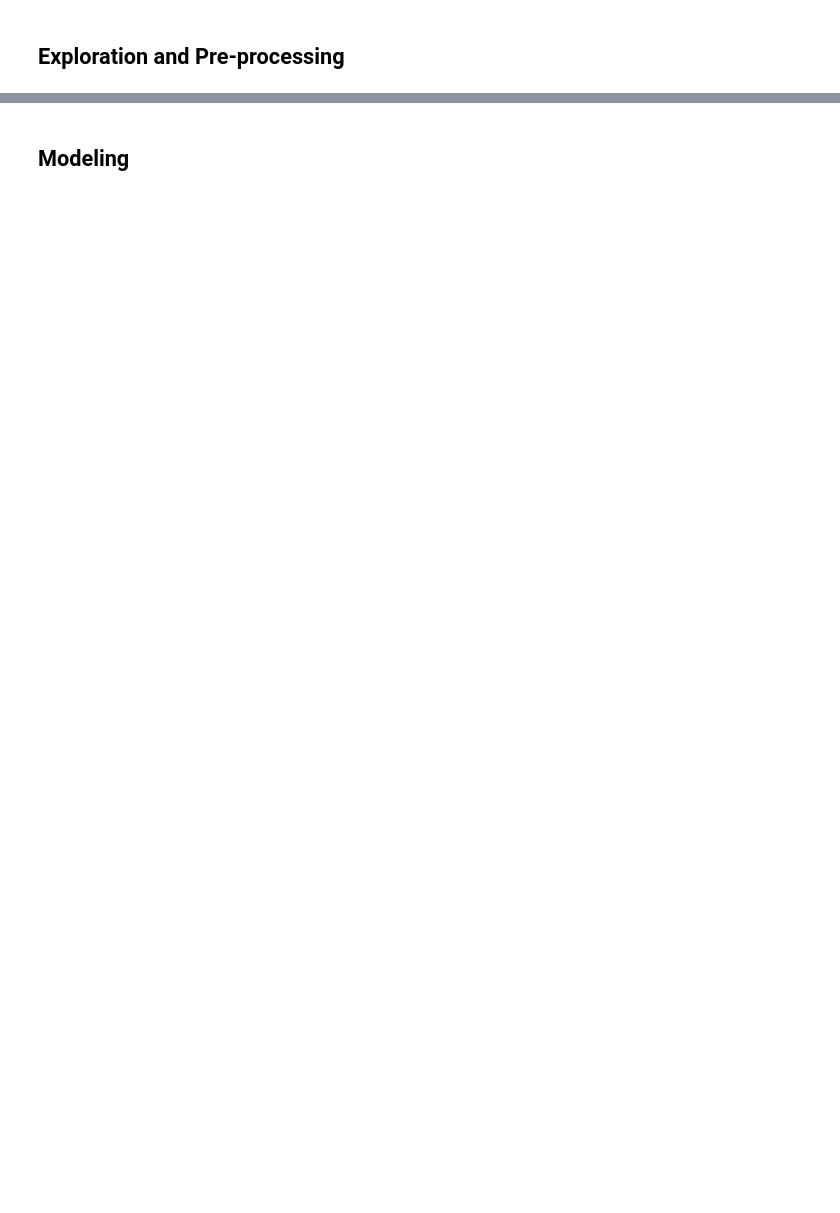
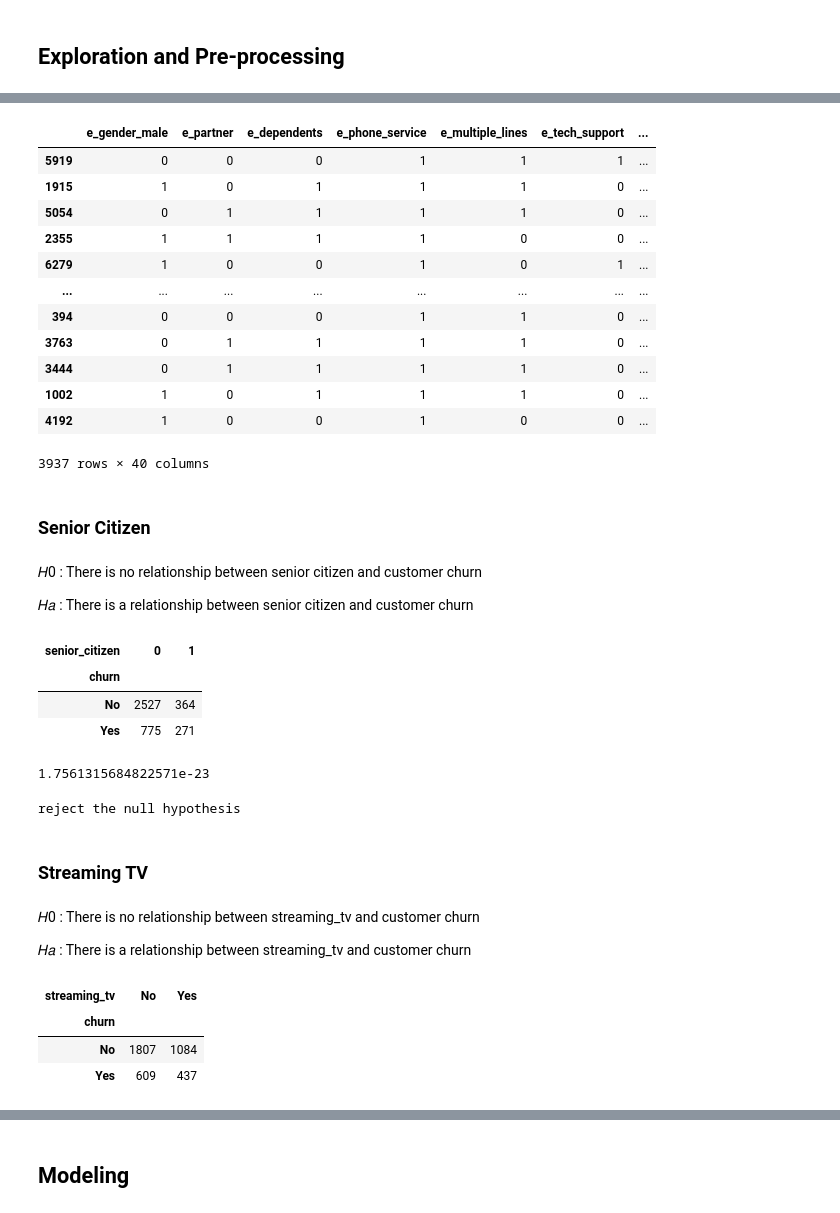
Before and after one commit to mindyshiben/telco_classification_project, a Jupyter notebook: telco_pipeline_work.ipynb, the cells around one changed output, grey strips where cells are left out. Cells and saved outputs as stored; diff of their text form; code cells hidden in the pictures; blank space fills up the shorter version.

```diff
--- a/telco_pipeline_work.ipynb
+++ b/telco_pipeline_work.ipynb
@@ -137,0 +415,22 @@ df.info()
+# %%
+train
+# %% [output]
+|  | e_gender_male | e_partner | e_dependents | e_phone_service | e_multiple_lines | e_tech_support | ... |
+| 5919 | 0 | 0 | 0 | 1 | 1 | 1 | ... |
+| 1915 | 1 | 0 | 1 | 1 | 1 | 0 | ... |
+| 5054 | 0 | 1 | 1 | 1 | 1 | 0 | ... |
+| 2355 | 1 | 1 | 1 | 1 | 0 | 0 | ... |
+| 6279 | 1 | 0 | 0 | 1 | 0 | 1 | ... |
+| ... | ... | ... | ... | ... | ... | ... | ... |
+| 394 | 0 | 0 | 0 | 1 | 1 | 0 | ... |
+| 3763 | 0 | 1 | 1 | 1 | 1 | 0 | ... |
+| 3444 | 0 | 1 | 1 | 1 | 1 | 0 | ... |
+| 1002 | 1 | 0 | 1 | 1 | 1 | 0 | ... |
+| 4192 | 1 | 0 | 0 | 1 | 0 | 0 | ... |
+3937 rows × 40 columns
+# %% [markdown]
+### Senior Citizen
+# %% [markdown]
+𝐻0  : There is no relationship between senior citizen and customer churn
+
+𝐻𝑎 : There is a relationship between senior citizen and customer churn
@@ -137,0 +439,34 @@ df.info()
+# %%
+observed = pd.crosstab(train.churn, train.senior_citizen)
+observed
+# %% [output]
+| senior_citizen | 0 | 1 |
+| churn |  |  |
+| No | 2527 | 364 |
+| Yes | 775 | 271 |
+# %%
+info, p, info2, info3 = stats.chi2_contingency(observed)
+p
+# %% [output]
+1.7561315684822571e-23
+# %%
+if p < alpha:
+    print("reject the null hypothesis")
+else:
+    print("fail to reject the null hypothesis")
+# %% [output]
+reject the null hypothesis
+# %% [markdown]
+### Streaming TV
+# %% [markdown]
+𝐻0 : There is no relationship between streaming_tv and customer churn
+
+𝐻𝑎 : There is a relationship between streaming_tv and customer churn
+# %%
+observed = pd.crosstab(train.churn, train.streaming_tv)
+observed
+# %% [output]
+| streaming_tv | No | Yes |
+| churn |  |  |
+| No | 1807 | 1084 |
+| Yes | 609 | 437 |
```
Also changed, not shown: parts of 126 cells of this notebook, 2 other files.
